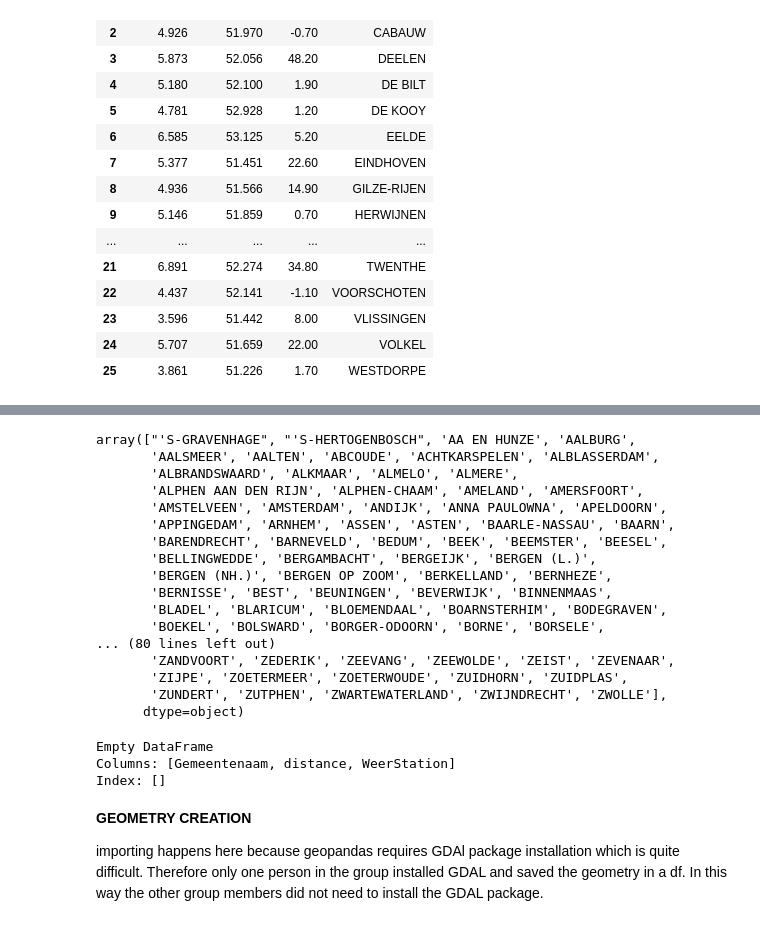
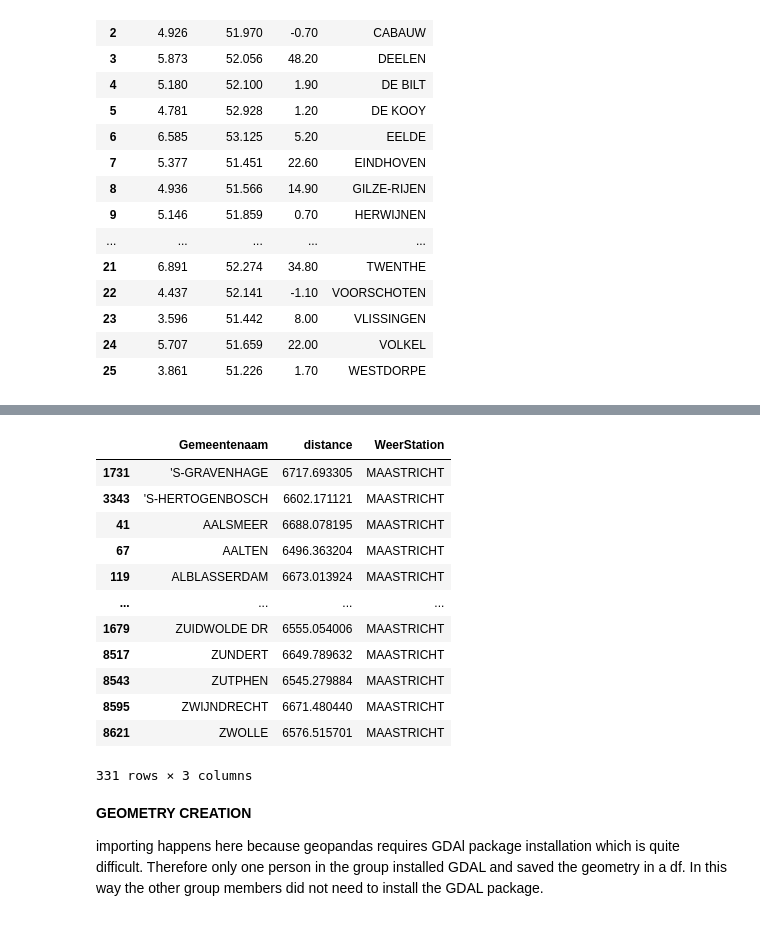
Before and after one commit to lucasnijder/2AMD20-group19, a Jupyter notebook: preprocessing.ipynb, the cells around one changed output, grey strips where cells are left out. Drawn from its saved outputs; the diff is of its cells as text; code cells hidden in the pictures.

Commit message:
bug in distances

```diff
--- a/preprocessing.ipynb
+++ b/preprocessing.ipynb
@@ -497,34 +517,21 @@ df_distances
-# %%
-df_distances['Gemeentenaam'].sort_values().unique()
-# %% [output]
-array(["'S-GRAVENHAGE", "'S-HERTOGENBOSCH", 'AA EN HUNZE', 'AALBURG',
-       'AALSMEER', 'AALTEN', 'ABCOUDE', 'ACHTKARSPELEN', 'ALBLASSERDAM',
-       'ALBRANDSWAARD', 'ALKMAAR', 'ALMELO', 'ALMERE',
-       'ALPHEN AAN DEN RIJN', 'ALPHEN-CHAAM', 'AMELAND', 'AMERSFOORT',
-       'AMSTELVEEN', 'AMSTERDAM', 'ANDIJK', 'ANNA PAULOWNA', 'APELDOORN',
-       'APPINGEDAM', 'ARNHEM', 'ASSEN', 'ASTEN', 'BAARLE-NASSAU', 'BAARN',
-       'BARENDRECHT', 'BARNEVELD', 'BEDUM', 'BEEK', 'BEEMSTER', 'BEESEL',
-       'BELLINGWEDDE', 'BERGAMBACHT', 'BERGEIJK', 'BERGEN (L.)',
-       'BERGEN (NH.)', 'BERGEN OP ZOOM', 'BERKELLAND', 'BERNHEZE',
-       'BERNISSE', 'BEST', 'BEUNINGEN', 'BEVERWIJK', 'BINNENMAAS',
-       'BLADEL', 'BLARICUM', 'BLOEMENDAAL', 'BOARNSTERHIM', 'BODEGRAVEN',
-       'BOEKEL', 'BOLSWARD', 'BORGER-ODOORN', 'BORNE', 'BORSELE',
-... (80 lines left out)
-       'ZANDVOORT', 'ZEDERIK', 'ZEEVANG', 'ZEEWOLDE', 'ZEIST', 'ZEVENAAR',
-       'ZIJPE', 'ZOETERMEER', 'ZOETERWOUDE', 'ZUIDHORN', 'ZUIDPLAS',
-       'ZUNDERT', 'ZUTPHEN', 'ZWARTEWATERLAND', 'ZWIJNDRECHT', 'ZWOLLE'],
-      dtype=object)
-# %%
-distances_gem_ws = pd.read_csv('C:/Users/20175878/Documents/GitHub/2AMD20-group19/2_preprocessed_data/gem_weer_distances.csv')
-
-print(distances_gem_ws[distances_gem_ws['Gemeentenaam']=='MEIERIJSTAD'])
-
-gem_ws = distances_gem_ws.iloc[distances_gem_ws.groupby('Gemeentenaam')['distance'].idxmin(),:][['Gemeentenaam','WeerStation']]
-gem_ws.to_csv('2_preprocessed_data/weerstation_per_gemeente.csv', index=False)
-# %% [output]
-Empty DataFrame
-Columns: [Gemeentenaam, distance, WeerStation]
-Index: []
+# %%
+df_distances = pd.read_csv('2_preprocessed_data/gem_weer_distances.csv')
+df_distances['distance'] = df_distances['distance'].astype('float')
+df_distances.loc[df_distances.groupby('Gemeentenaam').distance.idxmin()]
+# %% [output]
+|  | Gemeentenaam | distance | WeerStation |
+| 1731 | 'S-GRAVENHAGE | 6717.693305 | MAASTRICHT |
+| 3343 | 'S-HERTOGENBOSCH | 6602.171121 | MAASTRICHT |
+| 41 | AALSMEER | 6688.078195 | MAASTRICHT |
+| 67 | AALTEN | 6496.363204 | MAASTRICHT |
+| 119 | ALBLASSERDAM | 6673.013924 | MAASTRICHT |
+| ... | ... | ... | ... |
+| 1679 | ZUIDWOLDE DR | 6555.054006 | MAASTRICHT |
+| 8517 | ZUNDERT | 6649.789632 | MAASTRICHT |
+| 8543 | ZUTPHEN | 6545.279884 | MAASTRICHT |
+| 8595 | ZWIJNDRECHT | 6671.480440 | MAASTRICHT |
+| 8621 | ZWOLLE | 6576.515701 | MAASTRICHT |
+331 rows × 3 columns
 # %% [markdown]
 **GEOMETRY CREATION**
 
```
Also changed, not shown: parts of 10 cells of this notebook, 7 other files.
